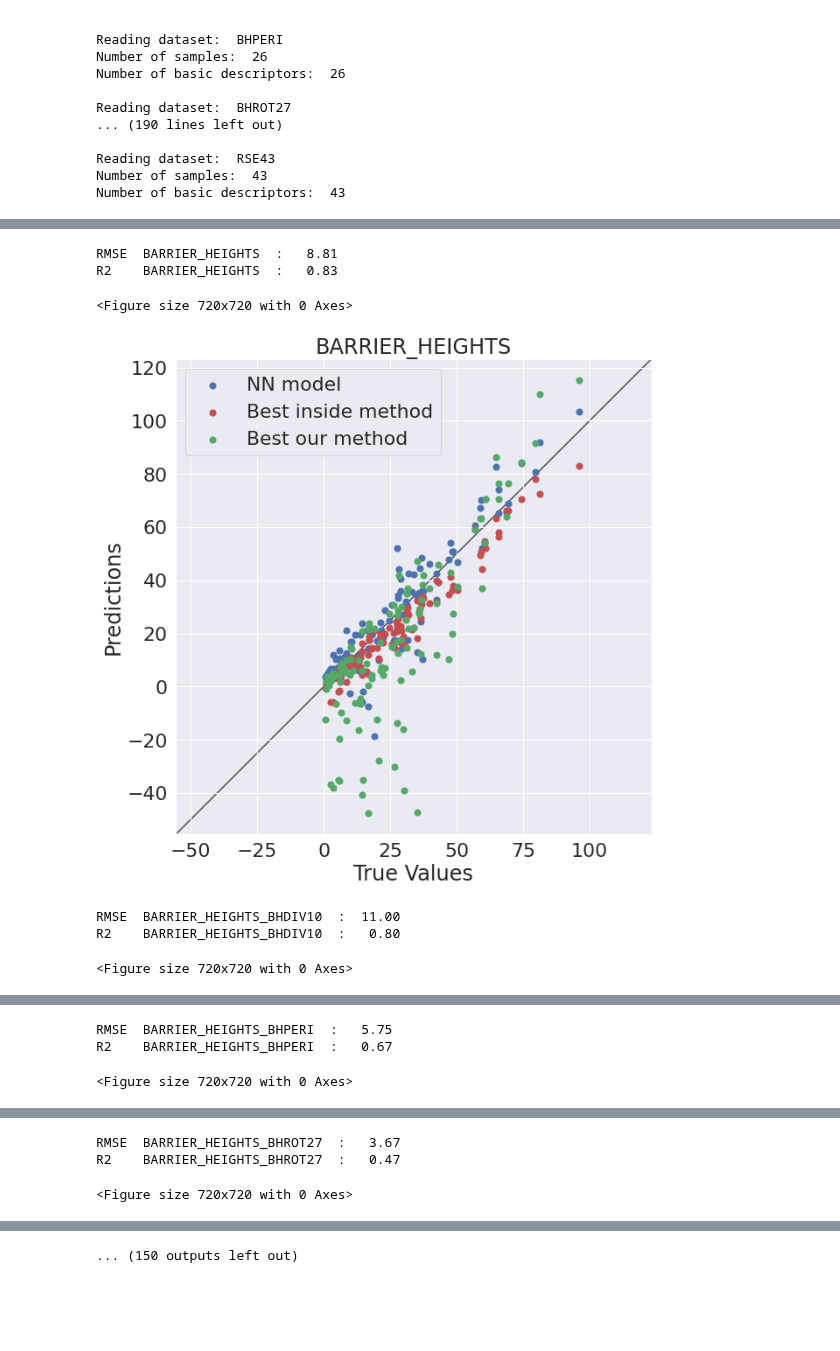
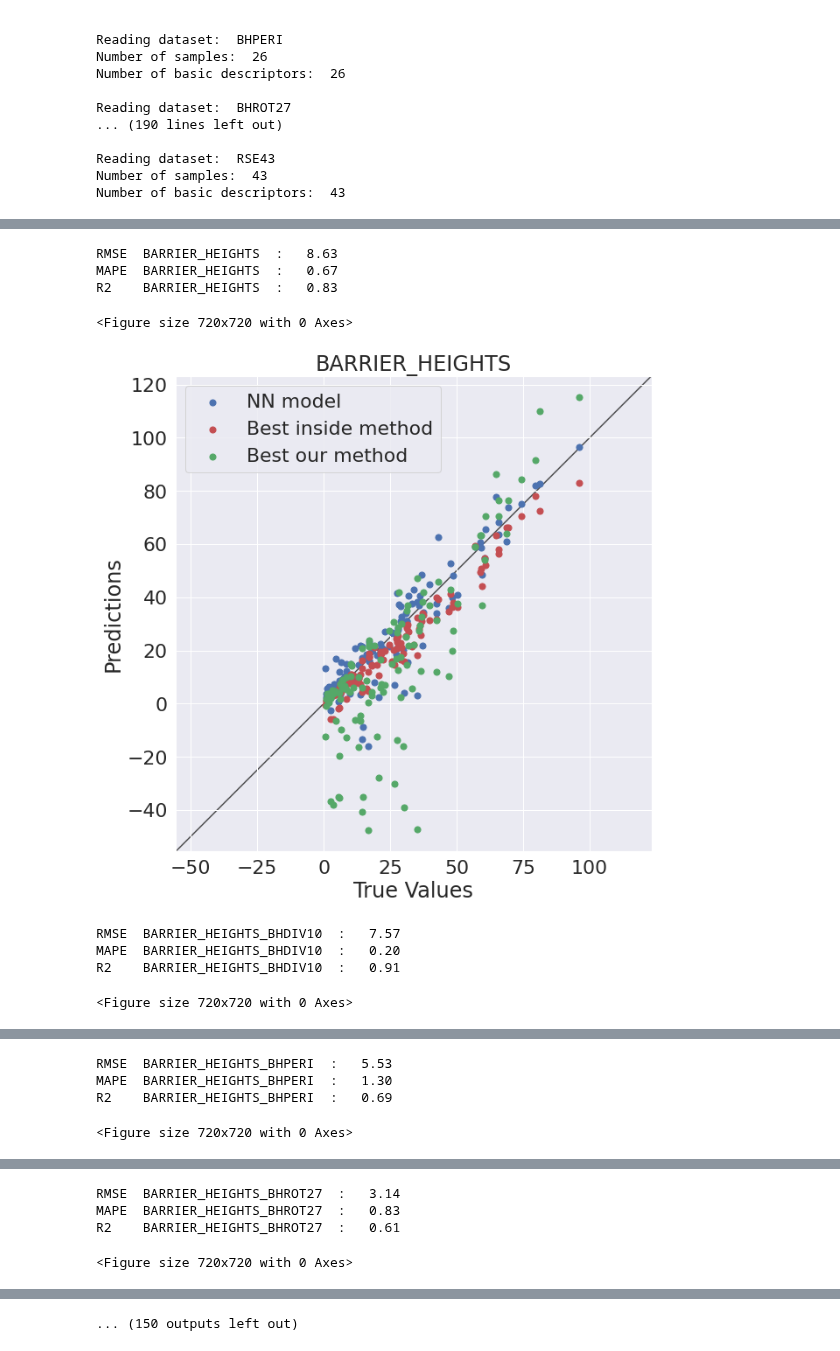
Before and after one commit to lstorchi/model_reaction_data, a Jupyter notebook: generaldataset_NN.ipynb, the cells around one changed output, grey strips where cells are left out. Cells and saved outputs as stored; diff of their text form; code cells hidden in the pictures; blank space fills up the shorter version.

```diff
--- a/generaldataset_NN.ipynb
+++ b/generaldataset_NN.ipynb
@@ -467,8 +467,9 @@ Correlation matrix
 # %%
 # search for the best model a simple grid search
-nepochs = [50, 100]
-
-batch_sizes = [4, 8, 16, 32]
+#nepochs = [50, 100]
+nepochs = [100]
+#batch_sizes = [4, 8, 16, 32]
+batch_sizes = [16, 32]
 #modelshapes = [[4, 4], [8, 8], [16, 16], \
 #                [32, 32], [64, 64], [128, 128], \
 #                [4, 4, 4], [8, 8, 8], [16, 16, 16], \
@@ -497,14 +498,14 @@ scalerx = preprocessing.StandardScaler().fit(X)
 X_s = scalerx.transform(X)
 scalery = preprocessing.StandardScaler().fit(Y.reshape(-1, 1))
 Y_s = scalery.transform(Y.reshape(-1, 1))
-modelminrmse, modelsmaxr2 = \
+modelminmape, modelminrmse = \
         models.nn_model(0.2, X_s, Y_s, \
                     nepochs, modelshapes, batch_sizes, inputshape=-1,\
                     search=True)
 
 print("Best NN model for set: ", setname, file=sys.stderr)
 print("  RMSE: ", modelminrmse, file=sys.stderr)
-print("    R2: ", modelsmaxr2, file=sys.stderr)
+print("  MAPE: ", modelminmape, file=sys.stderr)
 # %% [output]
 Progress: |██████████████████████████████████████████████████| 100.0% Complete
 Best NN model for set:  Full
@@ -516,9 +517,9 @@ importlib.reload(models)
 
 #build the final model and print the results
 results = models.nn_model(0.2, X_s, Y_s, \
-                    [modelminrmse[1]], \
-                    [modelminrmse[0]], \
-                    [modelminrmse[2]], \
+                    [modelminmape[1]], \
+                    [modelminmape[0]], \
+                    [modelminmape[2]], \
                     inputshape=-1,\
                     search=False)
 # %% [output]
@@ -586,8 +577,10 @@ R2 Full        :  0.98
 # %%
+from sklearn.metrics import mean_absolute_percentage_error
+
 print(" Dim , %40s"% "Dataset", " , ", \
       "Best inside method RMSE", " , ", \
       "Best our method RMSE", " , ", \
-      "RMSE , R2")
+      "RMSE , MAPE, R2")
 for setname in fullsetnames:
     X, Y, features_names = \
             commonutils.build_XY_matrix (models_results[setname].fulldescriptors, \
@@ -599,10 +592,12 @@ for setname in fullsetnames:
     models_results[setname].y_pred = y_pred
     rmse = mean_squared_error(Y, y_pred, squared=False)
     r2 = r2_score(Y, y_pred)
+    mape = mean_absolute_percentage_error(Y, y_pred)
 
     print("%4d , %40s"%(len(models_results[setname].labels), setname), " , ", \
         "%7.3f"%models_results[setname].bestinsidemethod_rmse, " , ", \
         "%7.3f"%models_results[setname].bestourmethod_rmse, " , ", \
         "%7.3f"%rmse, " , ", \
+        "%7.3f"%mape, " , ", \
         "%7.3f"%r2)
 # %% [output]
@@ -630,8 +625,10 @@ for setname in fullsetnames:
                                     models_results[setname].labels)
     y_pred = models_results[setname].y_pred
     rmse = mean_squared_error(Y, y_pred, squared=False)
+    mape = mean_absolute_percentage_error(Y, y_pred)
     r2 = r2_score(Y, y_pred)
     print("RMSE ", setname, " : %6.2f"%rmse)
+    print("MAPE ", setname, " : %6.2f"%mape)
     print("R2   ", setname, " : %6.2f"%r2)
     plt.clf()
     #plt.scatter(Y, y_pred)
@@ -639,35 +636,37 @@ for setname in fullsetnames:
     fig, ax = plt.subplots()
     #plt.scatter(Y, y_pred, c='b', s=30, label='NN model', \
     #            marker=".")
     #plt.scatter(Y, models_results[setname].y_pred_bestinsidemethod, \
     #            c='r', label='Best inside method',  \
     #                marker=".")
     #plt.scatter(Y, models_results[setname].y_pred_bestourmethod, \
     #            c='g', label='Best our method', \
     #                marker=".")
     ax.scatter(Y, y_pred, c='b', s=50, label='NN model')
     ax.scatter(Y, models_results[setname].y_pred_bestinsidemethod, \
                 c='r', s=50, label='Best inside method')
     ax.scatter(Y, models_results[setname].y_pred_bestourmethod, \
                c='g', s=50, label='Best our method')
     lims = [
         np.min([ax.get_xlim(), ax.get_ylim()]),  # min of both axes
         np.max([ax.get_xlim(), ax.get_ylim()]),  # max of both axes
     ]
     ax.plot(lims, lims, 'k-', alpha=0.75, zorder=0)
     ax.set_aspect('equal')
     ax.set_xlim(lims)
     ax.set_ylim(lims)
     plt.xlabel('True Values')
     plt.ylabel('Predictions')
     plt.legend(loc="upper left")
     plt.title(setname)
     plt.show()
 # %% [output]
-RMSE  BARRIER_HEIGHTS  :   8.81
+RMSE  BARRIER_HEIGHTS  :   8.63
+MAPE  BARRIER_HEIGHTS  :   0.67
 R2    BARRIER_HEIGHTS  :   0.83
 <Figure size 720x720 with 0 Axes>
-[figure, old version]
+[figure, new version]
-RMSE  BARRIER_HEIGHTS_BHDIV10  :  11.00
-R2    BARRIER_HEIGHTS_BHDIV10  :   0.80
+RMSE  BARRIER_HEIGHTS_BHDIV10  :   7.57
+MAPE  BARRIER_HEIGHTS_BHDIV10  :   0.20
+R2    BARRIER_HEIGHTS_BHDIV10  :   0.91
 <Figure size 720x720 with 0 Axes>
@@ -675,3 +674,4 @@ R2    BARRIER_HEIGHTS_BHDIV10  :   0.80
-RMSE  BARRIER_HEIGHTS_BHPERI  :   5.75
-R2    BARRIER_HEIGHTS_BHPERI  :   0.67
+RMSE  BARRIER_HEIGHTS_BHPERI  :   5.53
+MAPE  BARRIER_HEIGHTS_BHPERI  :   1.30
+R2    BARRIER_HEIGHTS_BHPERI  :   0.69
 <Figure size 720x720 with 0 Axes>
@@ -679,3 +679,4 @@ R2    BARRIER_HEIGHTS_BHPERI  :   0.67
-RMSE  BARRIER_HEIGHTS_BHROT27  :   3.67
-R2    BARRIER_HEIGHTS_BHROT27  :   0.47
+RMSE  BARRIER_HEIGHTS_BHROT27  :   3.14
+MAPE  BARRIER_HEIGHTS_BHROT27  :   0.83
+R2    BARRIER_HEIGHTS_BHROT27  :   0.61
 <Figure size 720x720 with 0 Axes>
```
Also changed, not shown: parts of 11 cells of this notebook, 1 other file.
